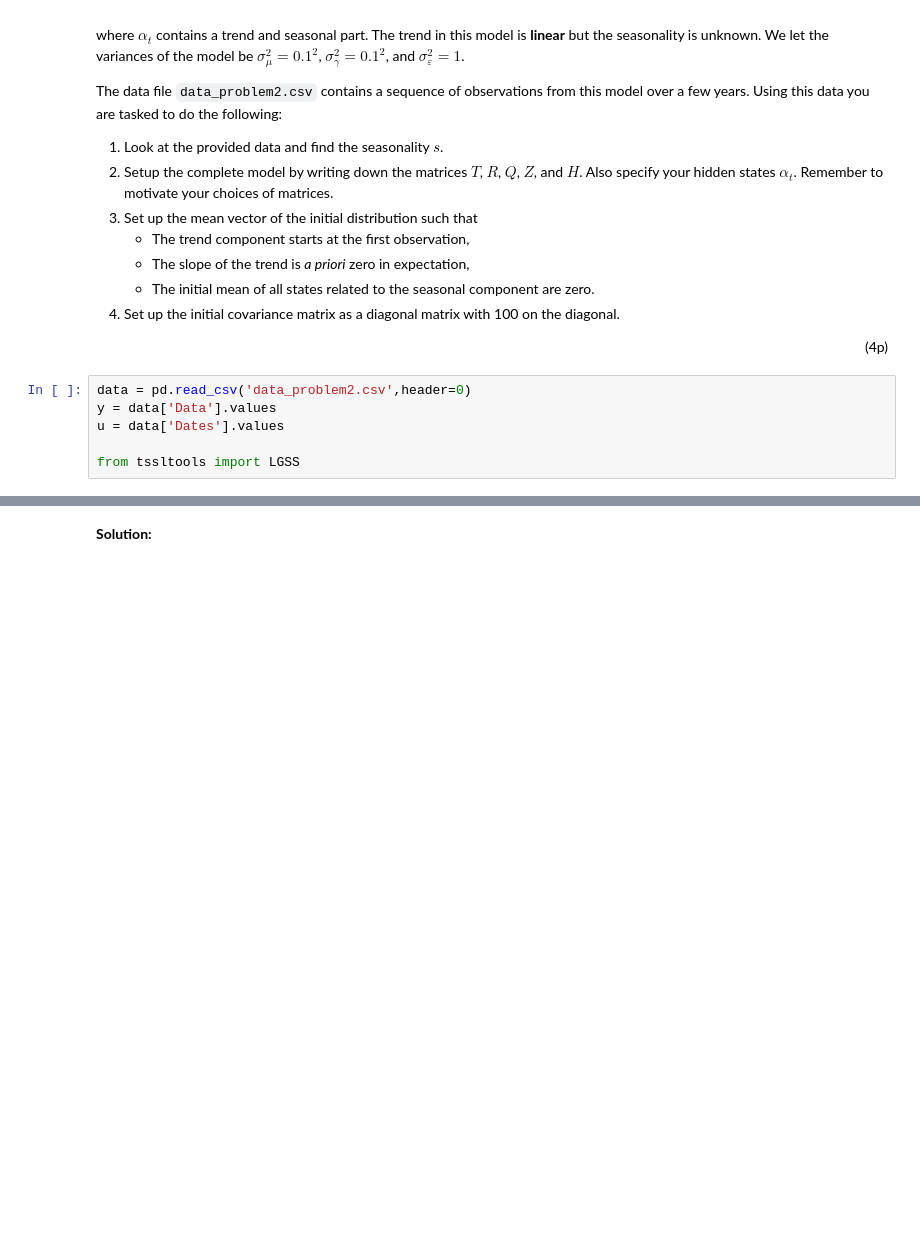
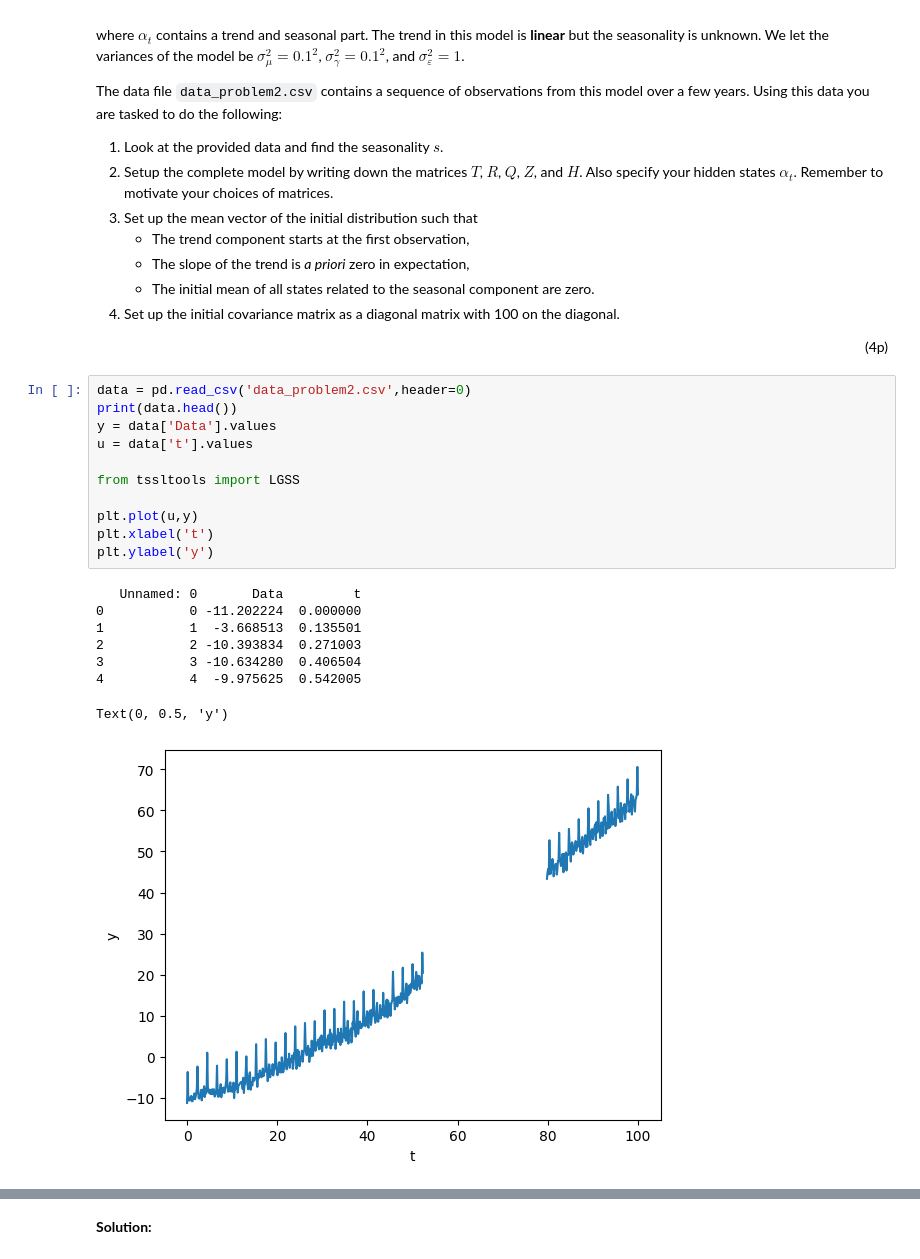
Before and after one commit to willewiik/Time-Series-and-Sequence-Learning, a Jupyter notebook: old_exams/exam_22_02_16_TS/Problem2.ipynb, the cells around one changed output, grey strips where cells are left out. Saved outputs shown, nothing was run; the diff lists cells and outputs as text; blank space fills up the shorter version.

```diff
--- a/old_exams/exam_22_02_16_TS/Problem2.ipynb
+++ b/old_exams/exam_22_02_16_TS/Problem2.ipynb
@@ -27,7 +41,21 @@ The data file `data_problem2.csv` contains a sequence of observations from this
 <div style="text-align: right"> (4p) </div>
 # %%
 data = pd.read_csv('data_problem2.csv',header=0)
+print(data.head())
 y = data['Data'].values
-u = data['Dates'].values
+u = data['t'].values
 
 from tssltools import LGSS
+
+plt.plot(u,y)
+plt.xlabel('t')
+plt.ylabel('y')
+# %% [output]
+   Unnamed: 0       Data         t
+0           0 -11.202224  0.000000
+1           1  -3.668513  0.135501
+2           2 -10.393834  0.271003
+3           3 -10.634280  0.406504
+4           4  -9.975625  0.542005
+Text(0, 0.5, 'y')
+[figure, added]
```
Also changed, not shown: parts of 6 cells of this notebook.
